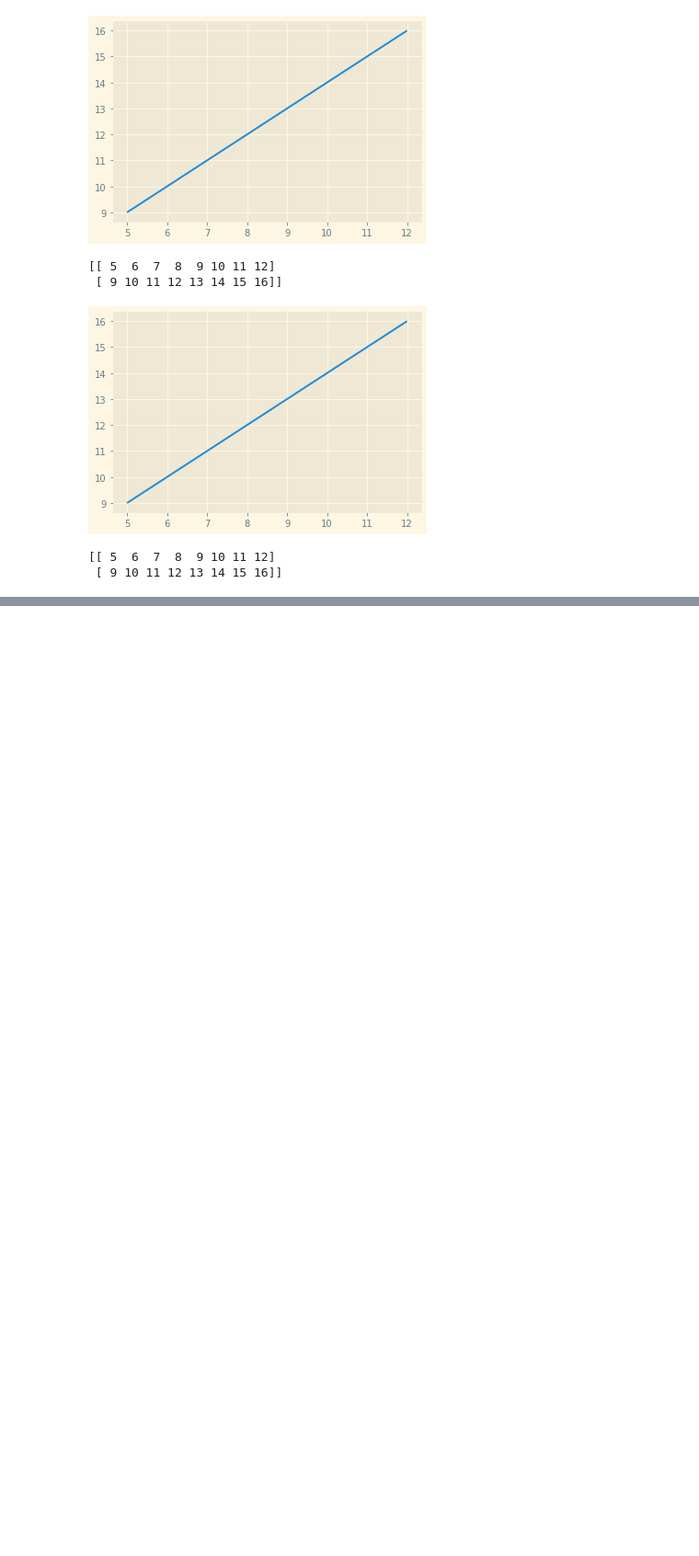
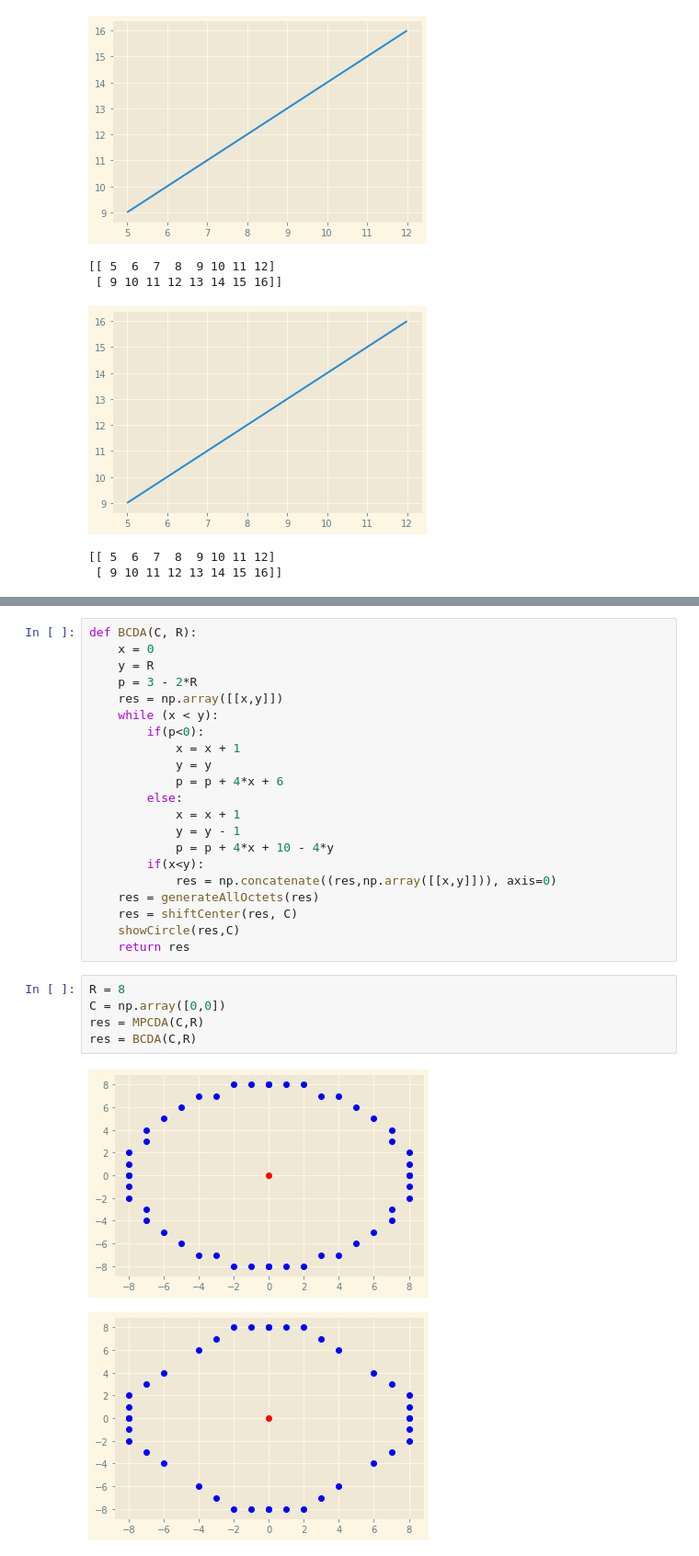
Before and after one commit to PrashubhAtri/ComputerGraphicsAlgorithms, a Jupyter notebook: LineDrawingAlgo.ipynb, the cells around one changed output, grey strips where cells are left out. Shown at 92% size. Drawn from its saved outputs; the diff is of its cells as text; blank space fills up the shorter version.

```diff
--- a/LineDrawingAlgo.ipynb
+++ b/LineDrawingAlgo.ipynb
@@ -190,0 +275,29 @@ print(res)
+# %%
+def BCDA(C, R):
+    x = 0
+    y = R
+    p = 3 - 2*R
+    res = np.array([[x,y]])
+    while (x < y):
+        if(p<0):
+            x = x + 1
+            y = y
+            p = p + 4*x + 6
+        else:
+            x = x + 1
+            y = y - 1
+            p = p + 4*x + 10 - 4*y
+        if(x<y):
+            res = np.concatenate((res,np.array([[x,y]])), axis=0)
+    res = generateAllOctets(res)
+    res = shiftCenter(res, C)
+    showCircle(res,C)
+    return res
+# %%
+R = 8
+C = np.array([0,0])
+res = MPCDA(C,R)
+res = BCDA(C,R)
+# %% [output]
+[figure, added]
+[figure, added]
```
Also changed, not shown: parts of 7 cells of this notebook.
